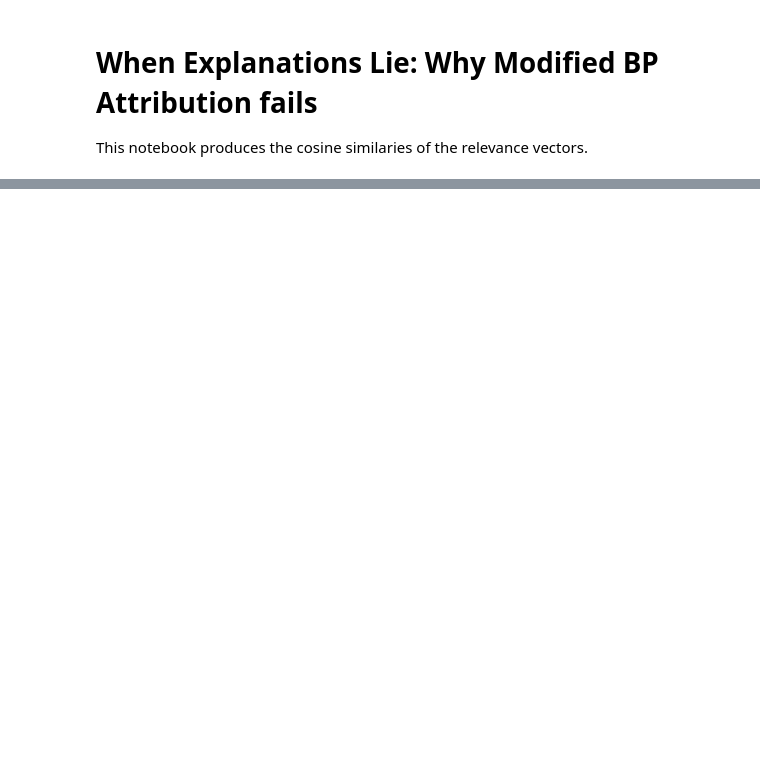
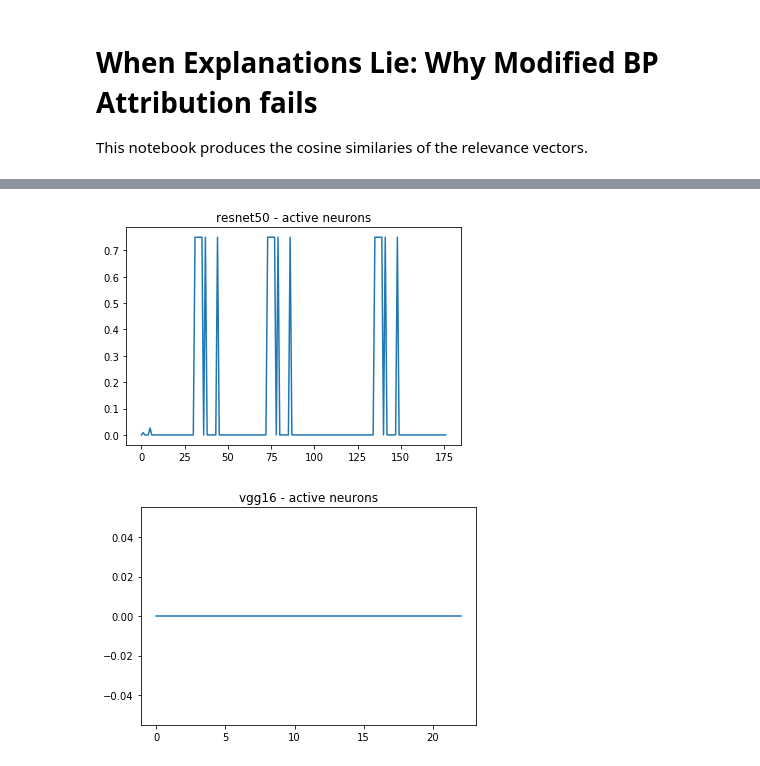
Before and after one commit to berleon/when-explanations-lie, a Jupyter notebook: cosine_similarity.ipynb, the cells around one changed output, grey strips where cells are left out. Saved outputs shown, nothing was run; the diff lists cells and outputs as text; code cells hidden in the pictures; blank space fills up the shorter version.

```diff
--- a/cosine_similarity.ipynb
+++ b/cosine_similarity.ipynb
@@ -64,6 +88,7 @@ DeepTaylor._prepare_model = _prepare_model
 # %%
 # path to imagenet validation
-imagenet_val_dir = "/mnt/ssd/data/imagenet/imagenet-raw/validation"
+#imagenet_val_dir = "/mnt/ssd/data/imagenet/imagenet-raw/validation"
+imagenet_val_dir = "/home/leonsixt/tmp/imagenet/imagenet-raw/validation/"
 # path to examplary image
 ex_image_path = "n01534433/ILSVRC2012_val_00015410.JPEG"
 # number of images to run the evaluation
@@ -304,15 +126 @@ if print_output_shapes:
-# %%
-model_cascading, _, _ = load_model('resnet50')
-model_random, _, _ = load_model('resnet50', load_weights=False)
-model_cascading.set_weights(model.get_weights())
-out = model.predict(ex_image)
-out_cascading = model_cascading.predict(ex_image)
-print("mean-l1 distance of the outputs of the trained model and when weights are from trained model [should be 0]:", np.abs(out_cascading - out).mean())
-
-n_layers = len(model_random.layers)
-copy_weights(model_cascading, model_random, range(n_layers - 3, n_layers))
-
-out = model.predict(ex_image)
-out_cascading = model_cascading.predict(ex_image)
-print( "mean-l1 distance of the outputs of the trained model when the last 2 layers are random [should not be 0]:", np.abs(out_cascading - out).mean())
 # %%
@@ -482,0 +150,17 @@ def get_replacement_analyser(model, analyser_cls, replacement_layer_idx, model_o
+# %%
+def parse_reversed(hidden):
+    return [h[1] for h in hidden[1:]]
+
+
+dead_neuron_mask = {}
+
+for model_name in model_names:
+    keras.backend.clear_session()
+    model, innv_net, _ = load_model(model_name, load_weights=True)
+    analyser = innvestigate.create_analyzer(
+        "gradient", model, reverse_keep_tensors=True)
+
+    analyser.analyze(np.concatenate([img for (img, _) in val_images[:20]], 0))
+
+    grad_hidden = parse_reversed(analyser._reversed_tensors)
+    dead_neuron_mask[model_name] = [(0 == np.mean(g, 0, keepdims=True)).all(-1, keepdims=True) for g in grad_hidden]
@@ -483,2 +174,10 @@ def get_replacement_analyser(model, analyser_cls, replacement_layer_idx, model_o
+# %%
+for model_name in model_names:
+    plt.title(model_name + " - active neurons")
+    plt.plot([(m.sum(-1) / m.shape[-1] > 0.999999).mean() for m in dead_neuron_mask[model_name]])
+    plt.show()
+# %% [output]
+[figure, added]
+[figure, added]
 # %%
 nice_layer_names
```
Also changed, not shown: parts of 119 cells of this notebook, 1 other file.
